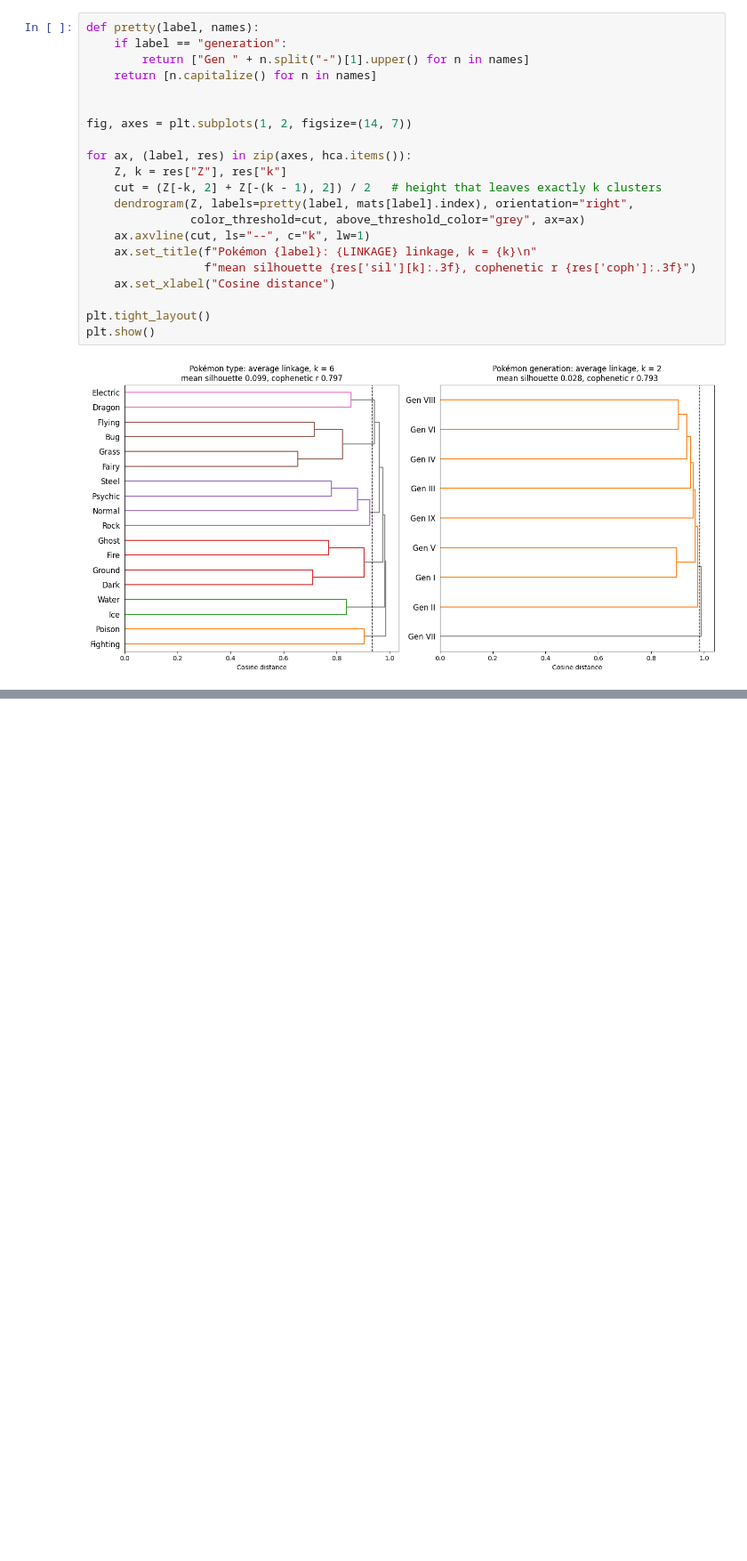
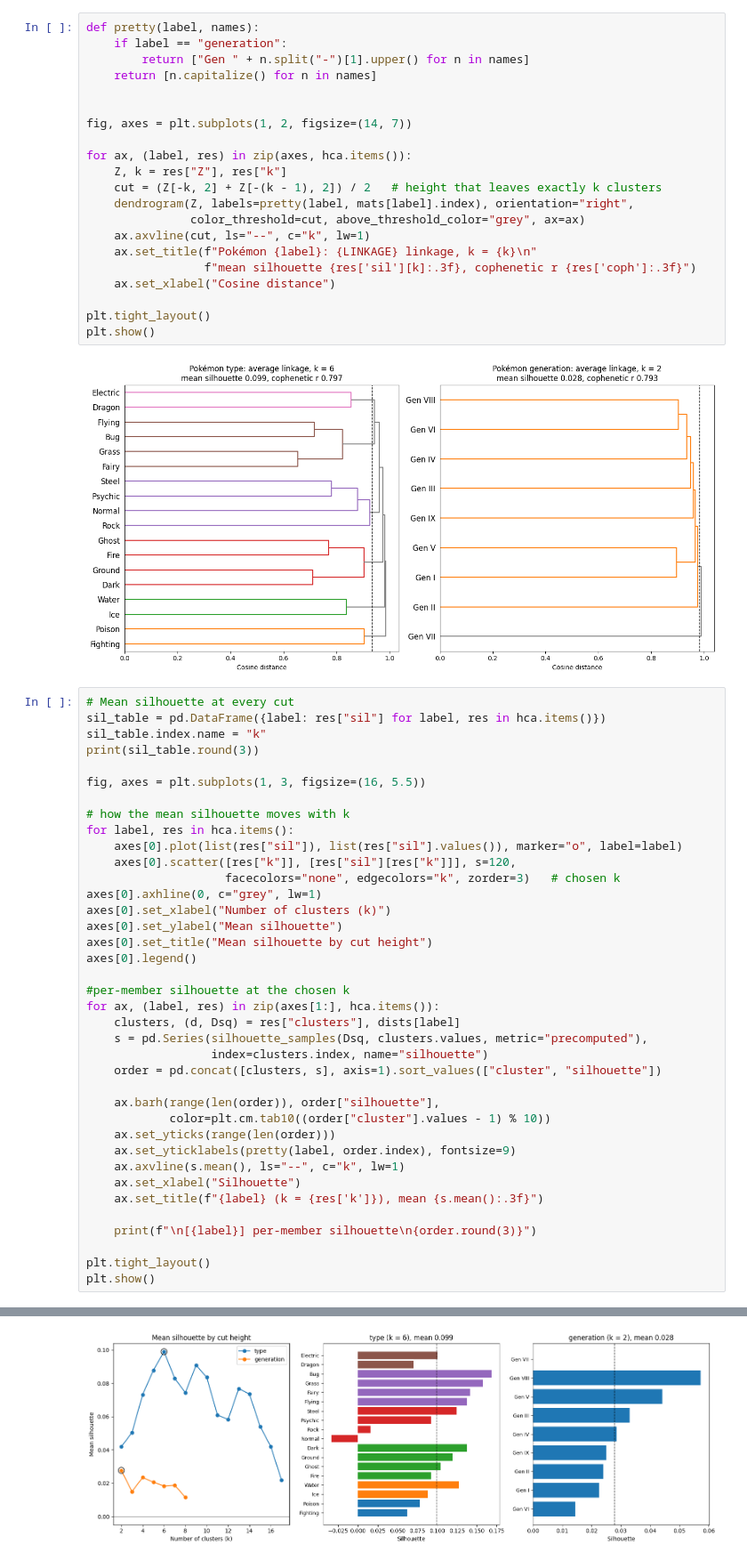
Before and after one commit to Thieron/DS-4002-group-01, a Jupyter notebook: project1/SCRIPTS/Analysis.ipynb, the cells around one changed output, grey strips where cells are left out. Shown at 89% size. Saved outputs shown, nothing was run; the diff lists cells and outputs as text; blank space fills up the shorter version.

Commit message:
Added silhouette score

```diff
--- a/project1/SCRIPTS/Analysis.ipynb
+++ b/project1/SCRIPTS/Analysis.ipynb
@@ -283,3 +283,42 @@ plt.tight_layout()
 plt.show()
 # %% [output]
 [figure]
+# %%
+# Mean silhouette at every cut
+sil_table = pd.DataFrame({label: res["sil"] for label, res in hca.items()})
+sil_table.index.name = "k"
+print(sil_table.round(3))
+
+fig, axes = plt.subplots(1, 3, figsize=(16, 5.5))
+
+# how the mean silhouette moves with k
+for label, res in hca.items():
+    axes[0].plot(list(res["sil"]), list(res["sil"].values()), marker="o", label=label)
+    axes[0].scatter([res["k"]], [res["sil"][res["k"]]], s=120,
+                    facecolors="none", edgecolors="k", zorder=3)   # chosen k
+axes[0].axhline(0, c="grey", lw=1)
+axes[0].set_xlabel("Number of clusters (k)")
+axes[0].set_ylabel("Mean silhouette")
+axes[0].set_title("Mean silhouette by cut height")
+axes[0].legend()
+
+#per-member silhouette at the chosen k
+for ax, (label, res) in zip(axes[1:], hca.items()):
+    clusters, (d, Dsq) = res["clusters"], dists[label]
+    s = pd.Series(silhouette_samples(Dsq, clusters.values, metric="precomputed"),
+                  index=clusters.index, name="silhouette")
+    order = pd.concat([clusters, s], axis=1).sort_values(["cluster", "silhouette"])
+
+    ax.barh(range(len(order)), order["silhouette"],
+            color=plt.cm.tab10((order["cluster"].values - 1) % 10))
+    ax.set_yticks(range(len(order)))
+    ax.set_yticklabels(pretty(label, order.index), fontsize=9)
+    ax.axvline(s.mean(), ls="--", c="k", lw=1)
+    ax.set_xlabel("Silhouette")
+    ax.set_title(f"{label} (k = {res['k']}), mean {s.mean():.3f}")
+
+    print(f"\n[{label}] per-member silhouette\n{order.round(3)}")
+
+plt.tight_layout()
+plt.show()
+# %% [output]
@@ -285,0 +342 @@ plt.show()
+[figure, added]
```
Also changed, not shown: parts of 1 cell of this notebook.
